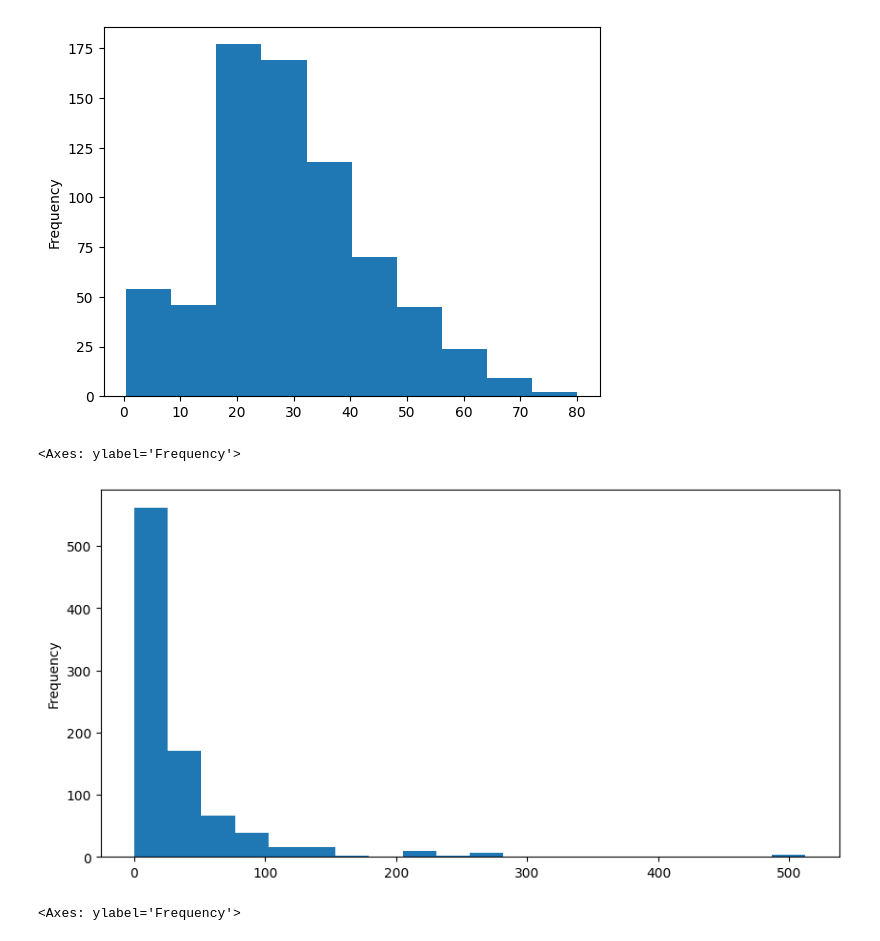
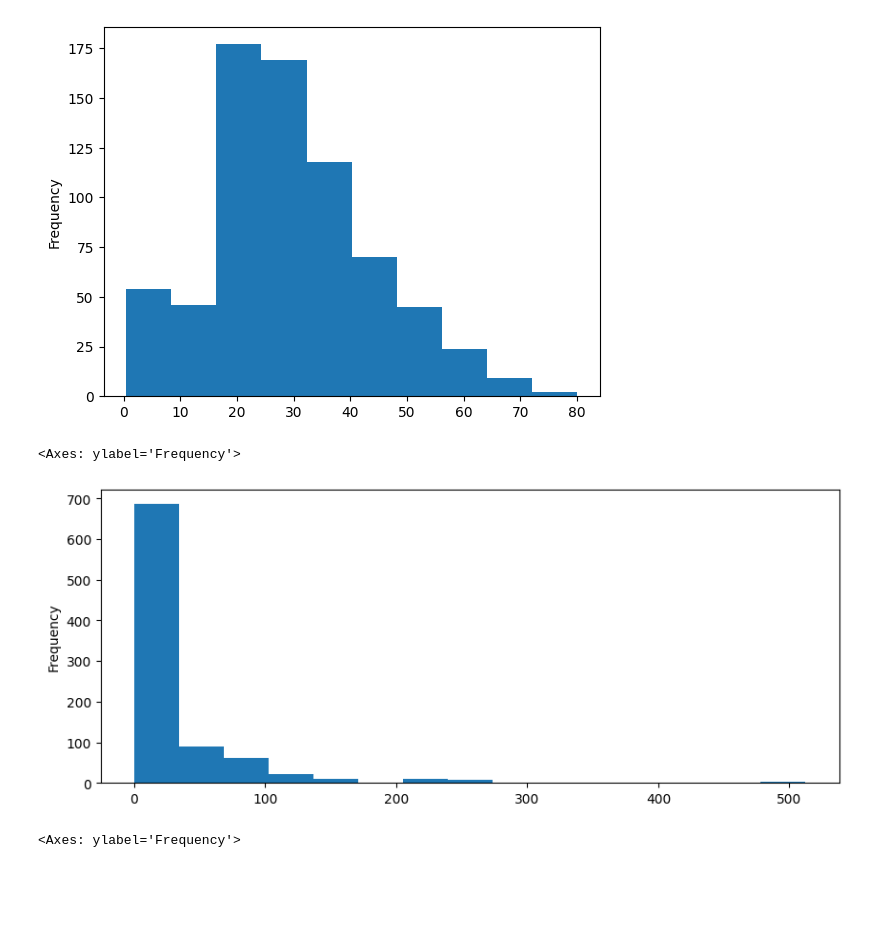
Before and after one commit to Raushaan/CODSOFT, a Jupyter notebook: cd_task1.ipynb, the cells around one changed output. Saved outputs shown, nothing was run; the diff lists cells and outputs as text; code cells hidden in the pictures; blank space fills up the shorter version.

```diff
--- a/cd_task1.ipynb
+++ b/cd_task1.ipynb
@@ -77,10 +77,10 @@ titanic['Age'].plot.hist()
 <Axes: ylabel='Frequency'>
 [figure]
 # %%
-titanic['Fare'].plot.hist(bins=20,figsize=(10,5))
+titanic['Fare'].plot.hist(bins=15,figsize=(10,4))
 # %% [output]
 <Axes: ylabel='Frequency'>
-[figure, old version]
+[figure, new version]
 # %%
 titanic['Parch'].plot.hist()
 # %% [output]
```
Also changed, not shown: parts of 6 cells of this notebook.
